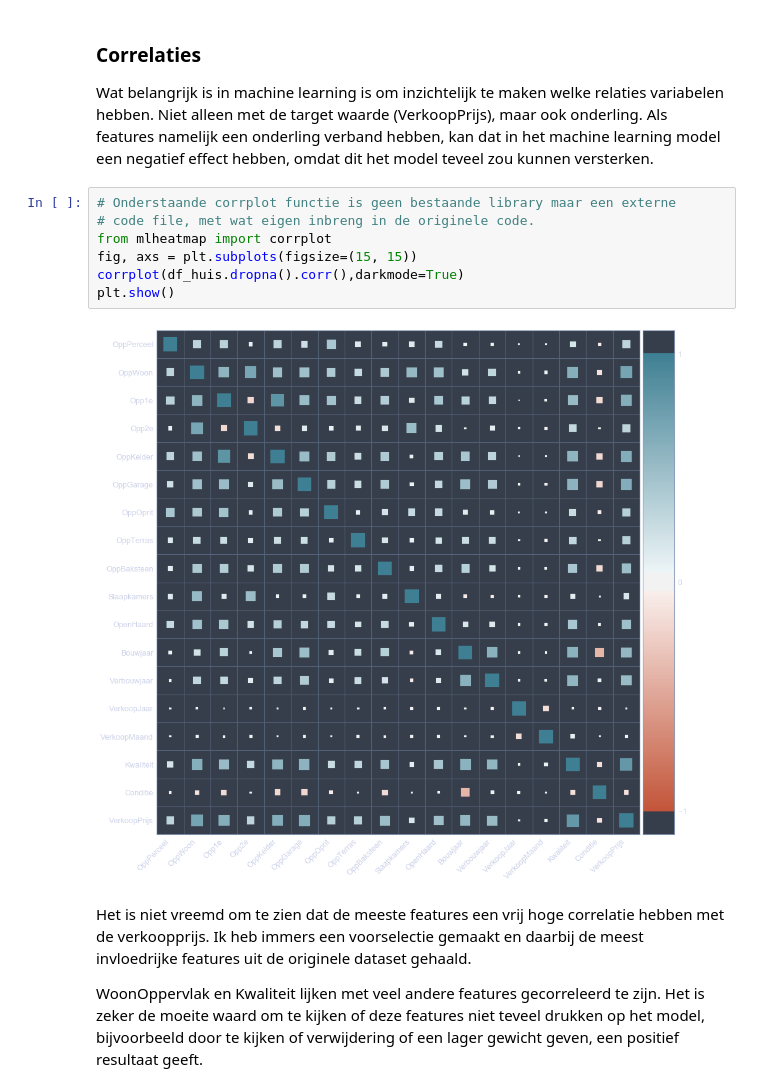
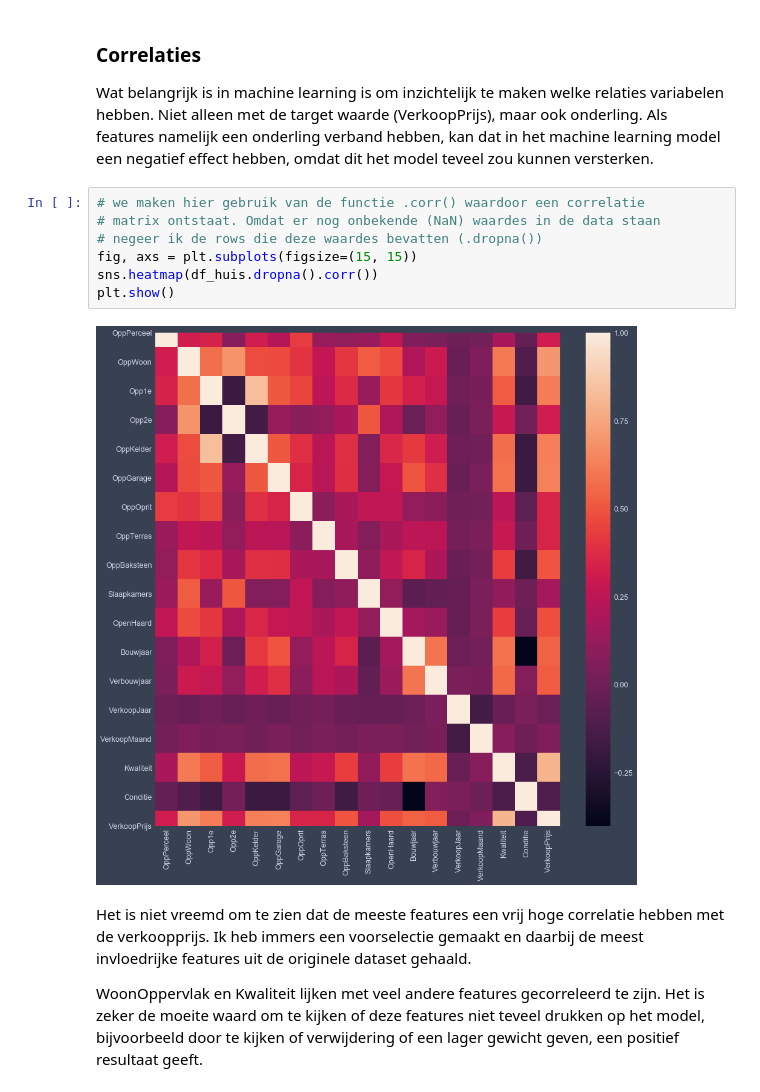
Before and after one commit to pvdwijdeven/Magion, a Jupyter notebook: SIG ML intro.ipynb, the cells around one changed output. Saved outputs shown, nothing was run; the diff lists cells and outputs as text.

```diff
--- a/SIG ML intro.ipynb
+++ b/SIG ML intro.ipynb
@@ -526,15 +527,15 @@ Dat was een mooi moment om te laten zien dat je ook $\LaTeX$ kunt gebruiken in m
 # %% [markdown]
 ### Correlaties
 Wat belangrijk is in machine learning is om inzichtelijk te maken welke relaties variabelen hebben. Niet alleen met de target waarde (VerkoopPrijs), maar ook onderling. Als features namelijk een onderling verband hebben, kan dat in het machine learning model een negatief effect hebben, omdat dit het model teveel zou kunnen versterken.
-# %%
-# Onderstaande corrplot functie is geen bestaande library maar een externe
-# code file, met wat eigen inbreng in de originele code.
-from mlheatmap import corrplot
-fig, axs = plt.subplots(figsize=(15, 15))
-corrplot(df_huis.dropna().corr(),darkmode=True)
-plt.show()
-# %% [output]
-[figure, removed]
+# %%
+# we maken hier gebruik van de functie .corr() waardoor een correlatie
+# matrix ontstaat. Omdat er nog onbekende (NaN) waardes in de data staan
+# negeer ik de rows die deze waardes bevatten (.dropna())
+fig, axs = plt.subplots(figsize=(15, 15))
+sns.heatmap(df_huis.dropna().corr())
+plt.show()
+# %% [output]
+[figure, added]
 # %% [markdown]
 Het is niet vreemd om te zien dat de meeste features een vrij hoge correlatie hebben met de verkoopprijs. Ik heb immers een voorselectie gemaakt en daarbij de meest invloedrijke features uit de originele dataset gehaald.
 
```
Also changed, not shown: parts of 41 cells of this notebook, 2 other files.
